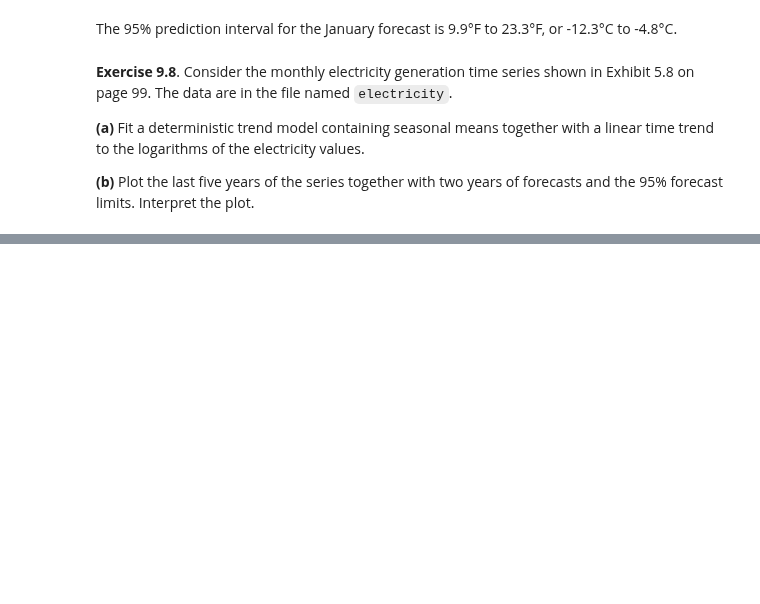
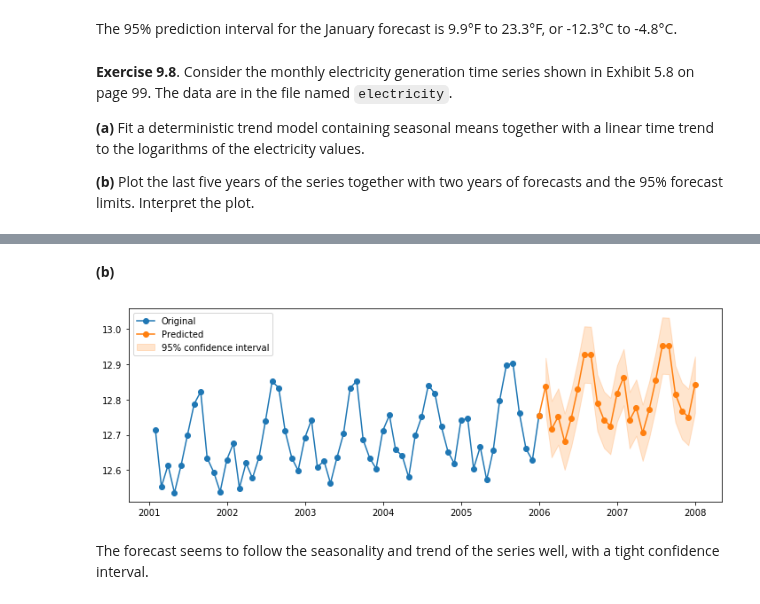
Before and after one commit to telmo-correa/time-series-analysis, a Jupyter notebook: Python/Chapter 09 (Ex 01 - 10) - Forecasting.ipynb, the cells around one changed output, grey strips where cells are left out. Cells and saved outputs as stored; diff of their text form; code cells hidden in the pictures; blank space fills up the shorter version.

```diff
--- a/Python/Chapter 09 (Ex 01 - 10) - Forecasting.ipynb
+++ b/Python/Chapter 09 (Ex 01 - 10) - Forecasting.ipynb
@@ -310,0 +315,5 @@ The 95% prediction interval for the January forecast is 9.9°F to 23.3°F, or -1
+# %%
+data = pd.read_csv('../data/electricity.dat')
+data['date'] = pd.date_range('1973-01', periods=len(data), freq='M')
+data['t'] = data['date'].dt.year + (data['date'].dt.month - 1) / 12
+data['month'] = data['date'].dt.month
@@ -310,0 +322,3 @@ The 95% prediction interval for the January forecast is 9.9°F to 23.3°F, or -1
+# %%
+model = ols("np.log(electricity) ~ t + C(month)", data=data).fit()
+print(model.summary())
@@ -310,0 +343,12 @@ The 95% prediction interval for the January forecast is 9.9°F to 23.3°F, or -1
+# %% [markdown]
+**(b)**
+# %%
+sigma_e = np.sqrt(model.scale)
+z = norm.ppf(0.975)
+# %%
+new_data = pd.DataFrame()
+new_data['date'] = pd.date_range('2006-01', periods=12*2, freq='M')
+new_data['t'] = new_data['date'].dt.year + (new_data['date'].dt.month - 1) / 12
+new_data['month'] = new_data['date'].dt.month
+
+new_data['electricity'] = np.exp(model.predict(new_data))
@@ -310,0 +358,29 @@ The 95% prediction interval for the January forecast is 9.9°F to 23.3°F, or -1
+# %%
+plt.figure(figsize=(12, 4))
+plt.plot(
+    data[data['t'] >= 2001]['date'], np.log(data[data['t'] >= 2001]['electricity']),
+    marker='o', color='C0', label='Original'
+)
+
+# Prepend last element so line is continuous
+plot_data = pd.concat([data.tail(1), new_data])
+
+plt.plot(
+    plot_data['date'], np.log(plot_data['electricity']),
+    marker='o', color='C1', label='Predicted'
+)
+plt.fill_between(
+    new_data['date'],
+    np.log(new_data['electricity']) - z * sigma_e,
+    np.log(new_data['electricity']) + z * sigma_e,
+    color='C1',
+    alpha=0.2,
+    label='95% confidence interval'
+)
+
+plt.legend(loc='upper left')
+plt.show()
+# %% [output]
+[figure, added]
+# %% [markdown]
+The forecast seems to follow the seasonality and trend of the series well, with a tight confidence interval.
```
Also changed, not shown: parts of 21 cells of this notebook, 1 other file.
